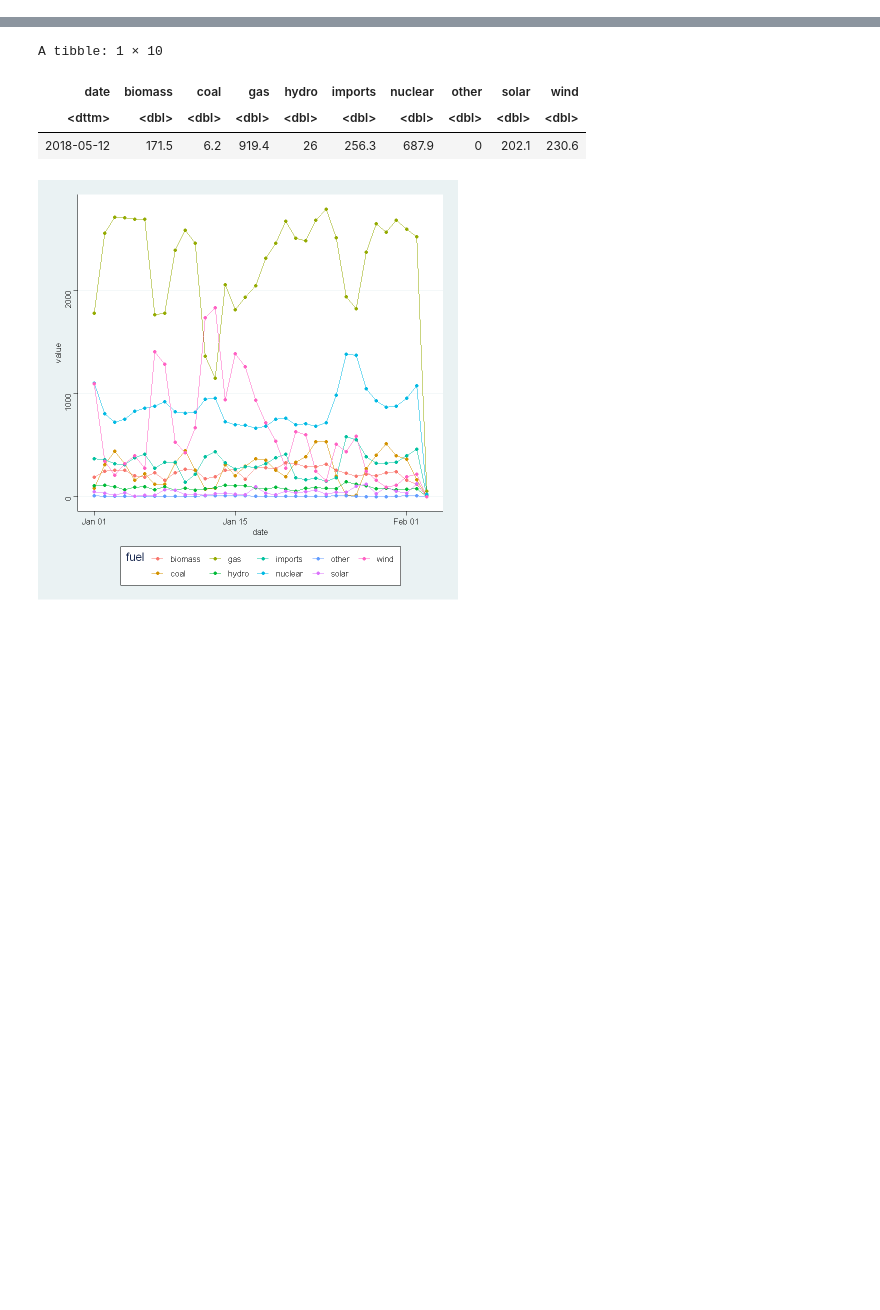
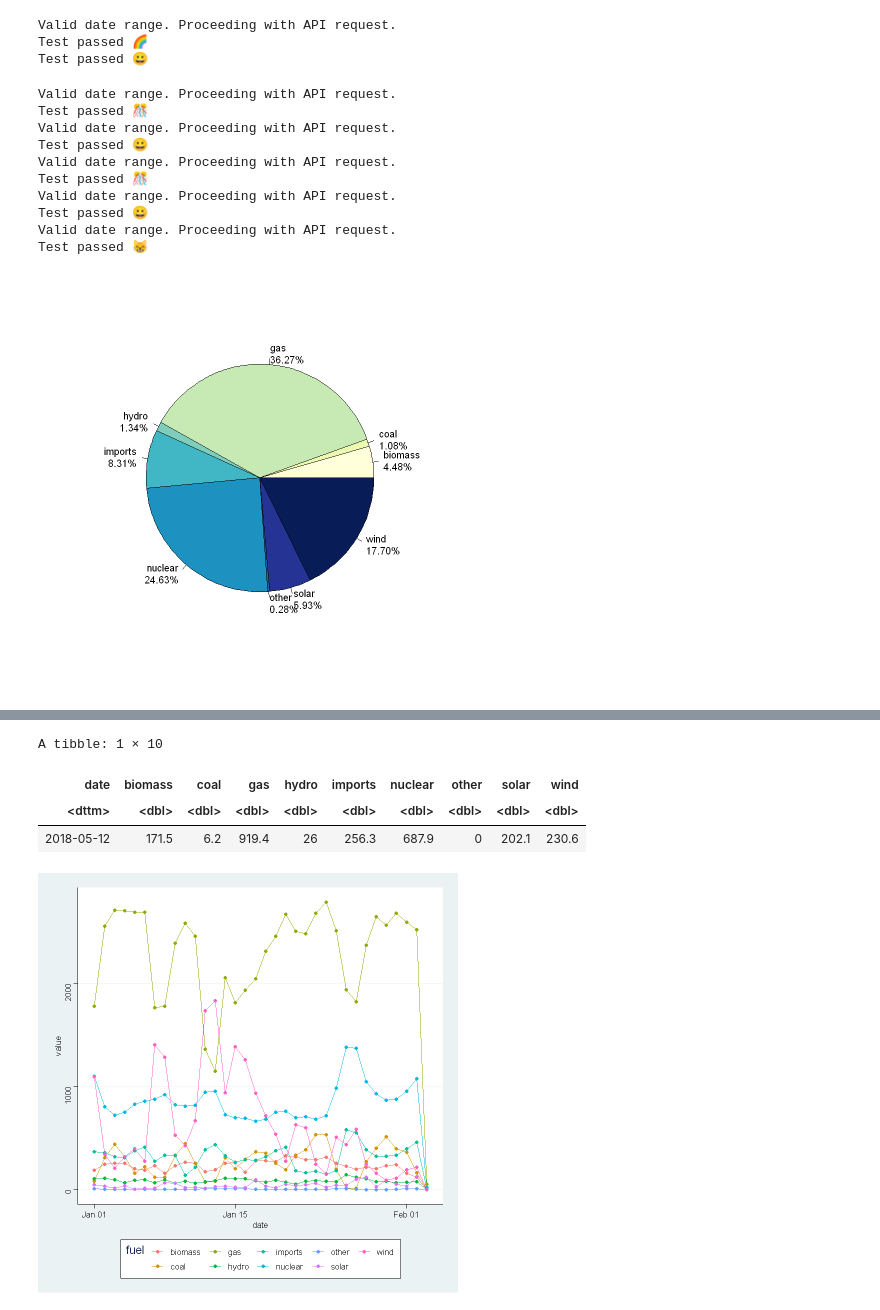
Before and after one commit to Rui1210/Data534_Project, a Jupyter notebook: project_API用.ipynb, the cells around one changed output, grey strips where cells are left out. Cells and saved outputs as stored; diff of their text form; code cells hidden in the pictures; blank space fills up the shorter version.

Commit message:
testthat file add

```diff
--- a/project_API用.ipynb
+++ b/project_API用.ipynb
@@ -169,0 +186,69 @@ A tibble: 1 × 10
+# %%
+context("Testing carbon_generation function")
+
+test_that("test valid date dataframe", {
+    df_generation <- carbon_generation("2018-5-11", "2018-5-12")
+    expect_equal(dim(df_generation)[1],2)
+    expect_equal(dim(df_generation)[2],10)
+    expect_true(df_generation[1,"date"] == "2018-05-11")
+    expect_true(df_generation[nrow(df_generation), "date"] == "2018-05-12")
+
+})
+
+test_that("test invalid dataframe", {
+    df_out_30 <- carbon_generation("2023-5-11", "2023-6-12")
+    expect_equal(df_out_30, NULL)
+
+    df_earlier_allowed <- carbon_generation("2018-4-11", "2018-5-09")
+    expect_equal(df_earlier_allowed, NULL)
+
+    df_date_in_future <- carbon_generation("2024-5-11", "2024-6-12")
+    expect_equal(df_date_in_future, NULL)
+
+    df_from_larger_to <- carbon_generation("2023-6-13", "2023-6-12")
+    expect_equal(df_from_larger_to, NULL)
+})
+# %% [output]
+Valid date range. Proceeding with API request.
+Test passed 🌈
+Test passed 😀
+# %%
+context("Testing carbon_generation_visual function")
+
+test_that("test line chart", {
+    line_chart <- carbon_generation_visual("2018-6-12", "2018-6-21", "line")
+    expect_that(line_chart, is_a("gg"))
+})
+
+
+test_that("test stack chart",{
+    stack_chart <- carbon_generation_visual("2018-6-12", "2018-6-21", "stack")
+    expect_that(stack_chart, is_a("gg"))
+})
+
+test_that("test pie chart",{
+    # since we use pie function to create pie chart, the output chart is not suitable to be tested by testthat
+    pie_chart <- carbon_generation_visual("2018-6-12", "2018-6-21", "pie")
+    expect_equal(pie_chart, NULL)
+
+})
+
+test_that("Invalid chart type",{
+    expect_error(carbon_generation_visual("2018-6-12", "2018-6-21", "bar"), "Invalid chart type")
+})
+
+test_that("Invalid type input",{
+    expect_error(carbon_generation_visual("2018-6-12", "2018-6-21", "abc"), "Invalid chart type")
+})
+# %% [output]
+Valid date range. Proceeding with API request.
+Test passed 🎊
+Valid date range. Proceeding with API request.
+Test passed 😀
+Valid date range. Proceeding with API request.
+Test passed 🎊
+Valid date range. Proceeding with API request.
+Test passed 😀
+Valid date range. Proceeding with API request.
+Test passed 😸
+[figure, added]
```
Also changed, not shown: parts of 15 cells of this notebook, 2 other files.
